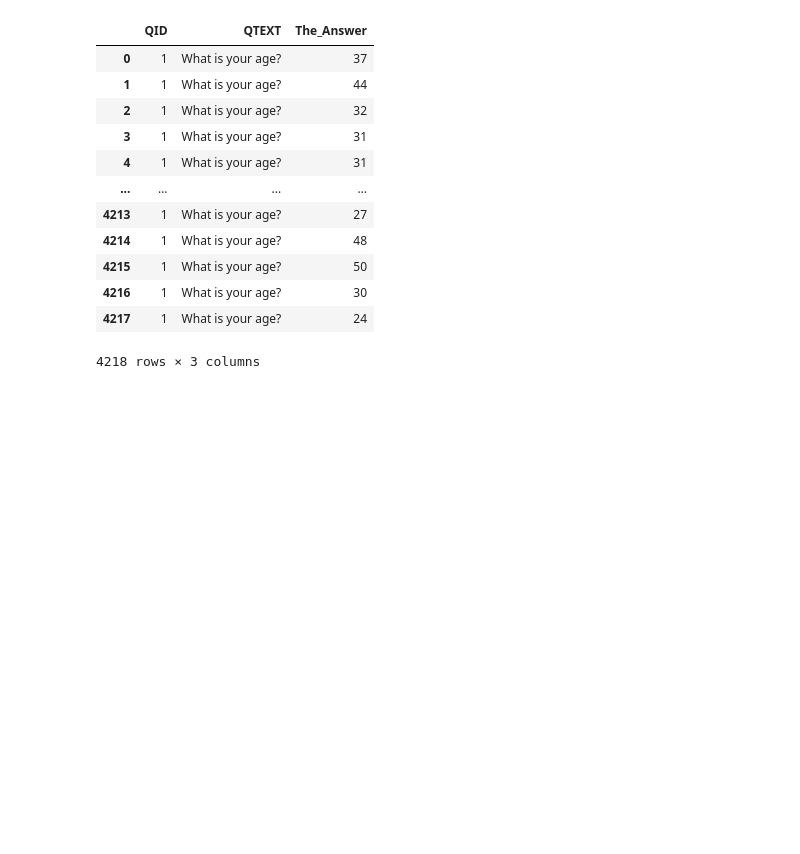
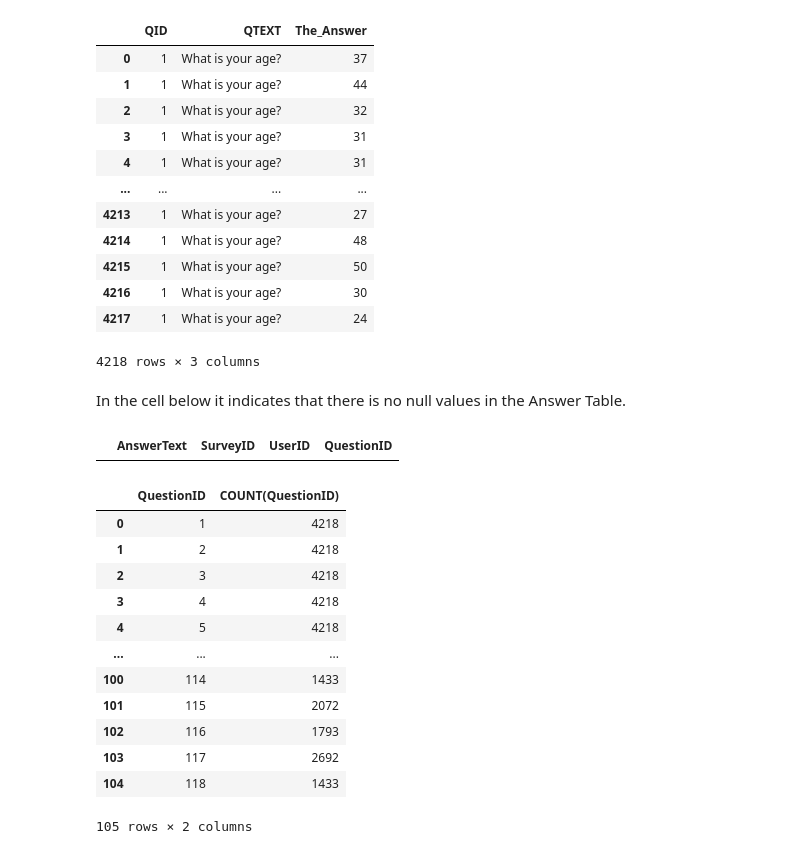
Before and after one commit to Noorpr/SQL_DataAnalysis_Project, a Jupyter notebook: SQL-project.ipynb, the cells around one changed output. Cells and saved outputs as stored; diff of their text form; code cells hidden in the pictures; blank space fills up the shorter version.

```diff
--- a/SQL-project.ipynb
+++ b/SQL-project.ipynb
@@ -82,3 +82,27 @@ query
 | 4216 | 1 | What is your age? | 30 |
 | 4217 | 1 | What is your age? | 24 |
 4218 rows × 3 columns
+# %% [markdown]
+In the cell below it indicates that there is no null values in the Answer Table.
+# %%
+query = pd.read_sql("""SELECT * FROM ANSWER WHERE AnswerText IS NULL""", conn)
+query
+# %% [output]
+|  | AnswerText | SurveyID | UserID | QuestionID |
+# %%
+query = pd.read_sql("""SELECT QuestionID,COUNT(QuestionID) FROM ANSWER GROUP BY QuestionID""", conn)
+query
+# %% [output]
+|  | QuestionID | COUNT(QuestionID) |
+| 0 | 1 | 4218 |
+| 1 | 2 | 4218 |
+| 2 | 3 | 4218 |
+| 3 | 4 | 4218 |
+| 4 | 5 | 4218 |
+| ... | ... | ... |
+| 100 | 114 | 1433 |
+| 101 | 115 | 2072 |
+| 102 | 116 | 1793 |
+| 103 | 117 | 2692 |
+| 104 | 118 | 1433 |
+105 rows × 2 columns
```
Also changed, not shown: parts of 9 cells of this notebook.
